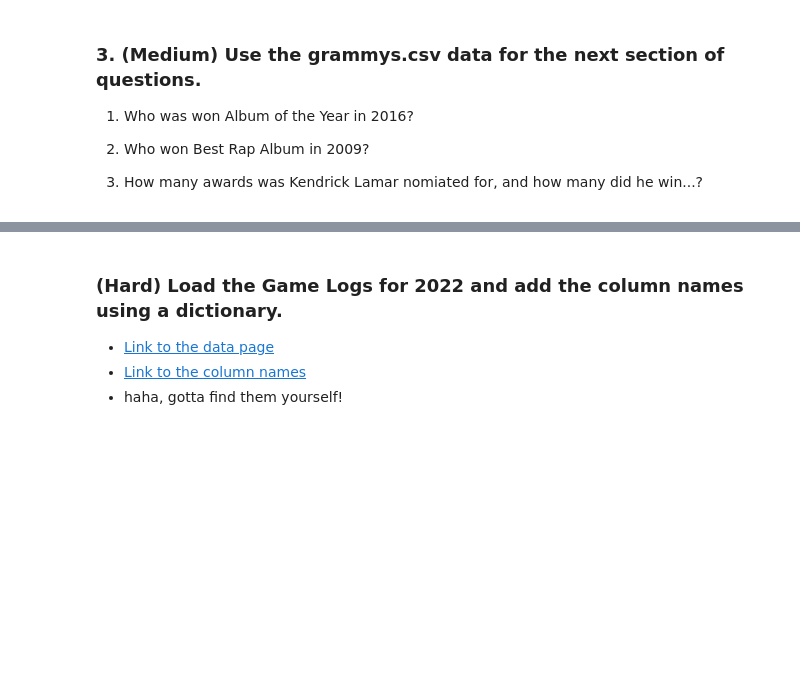
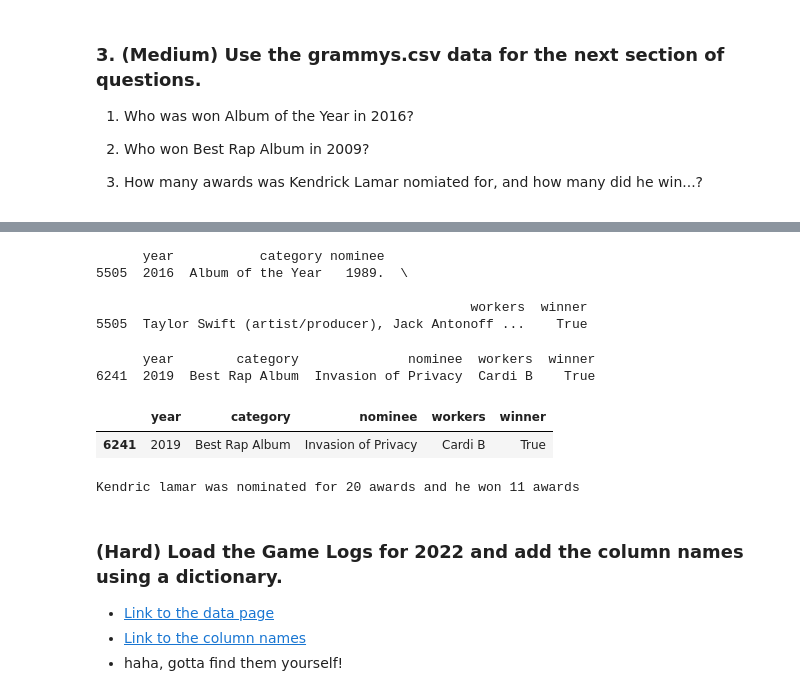
Before and after one commit to CUNYTechPrep/2024-DS-Tue, a Jupyter notebook: Week-01-Pandas/Exercise-AT.ipynb, the cells around one changed output, grey strips where cells are left out. Saved outputs shown, nothing was run; the diff lists cells and outputs as text; code cells hidden in the pictures; blank space fills up the shorter version.

```diff
--- a/Week-01-Pandas/Exercise-AT.ipynb
+++ b/Week-01-Pandas/Exercise-AT.ipynb
@@ -304,3 +324,45 @@ Every question below this cell is extra credit and optional.
+# %%
+# 1. Who was won Album of the Year in 2016?
+
+c1 = df["year"] == 2016
+c2 = df["category"] == "Album of the Year"
+c3 = df["winner"] == True
+new_df = df[c1 & c2 & c3]
+print(new_df)
+# %% [output]
+      year           category nominee
+5505  2016  Album of the Year   1989.  \
+
+                                                workers  winner
+5505  Taylor Swift (artist/producer), Jack Antonoff ...    True
+# %%
+# 2. Best rap album in 2019
+c1 = df["year"]  == 2019
+c2 = df["category"] == "Best Rap Album"
+c3 = df["winner"] == True
+new_df = df[c1 & c2 & c3]
+print(new_df)
+
+# alternative way
+
+df.query("year == 2019 and category == 'Best Rap Album' and winner == True")
+# %% [output]
+      year        category              nominee  workers  winner
+6241  2019  Best Rap Album  Invasion of Privacy  Cardi B    True
+|  | year | category | nominee | workers | winner |
+| 6241 | 2019 | Best Rap Album | Invasion of Privacy | Cardi B | True |
+# %%
+# 3. How many awards was Kendrick Lamar nomiated for, and how many did he win...?
+
+nominated = df[df["workers"].str.contains("Kendrick Lamar", na=False)]
+nominated.shape[0]
+
+won = nominated[nominated["winner"] == True]
+won
+
+print("Kendric lamar was nominated for", nominated.shape[0], "awards and he won", won.shape[0], "awards")
+# %% [output]
+Kendric lamar was nominated for 20 awards and he won 11 awards
 # %% [markdown]
 ### (Hard) Load the Game Logs for 2022 and add the column names using a dictionary.
 * [Link to the data page](https://www.retrosheet.org/gamelogs/)
```
Also changed, not shown: parts of 3 cells of this notebook.
